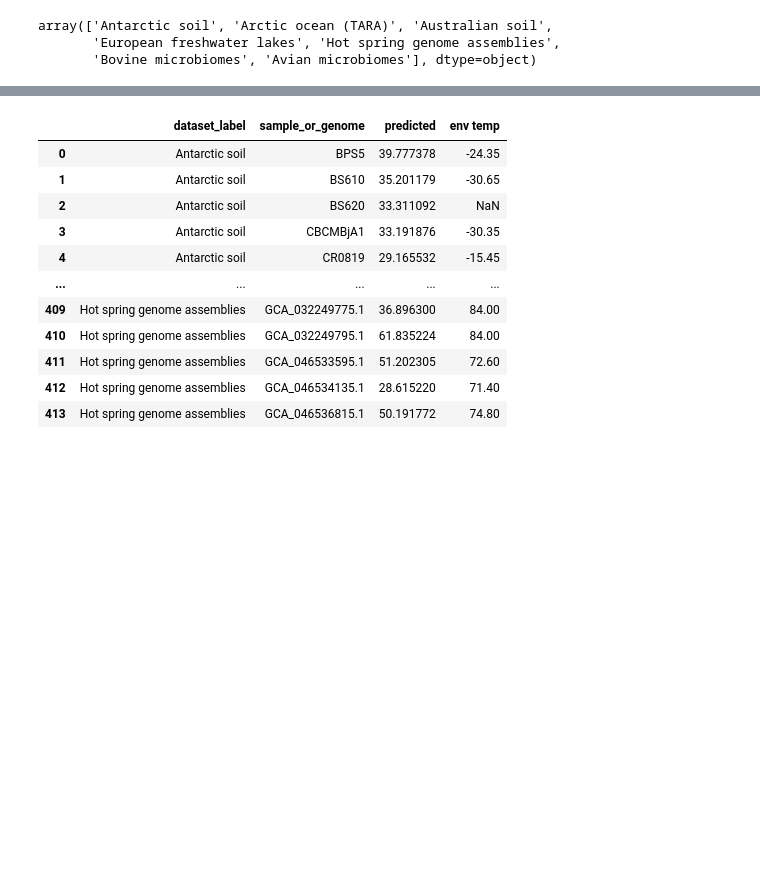
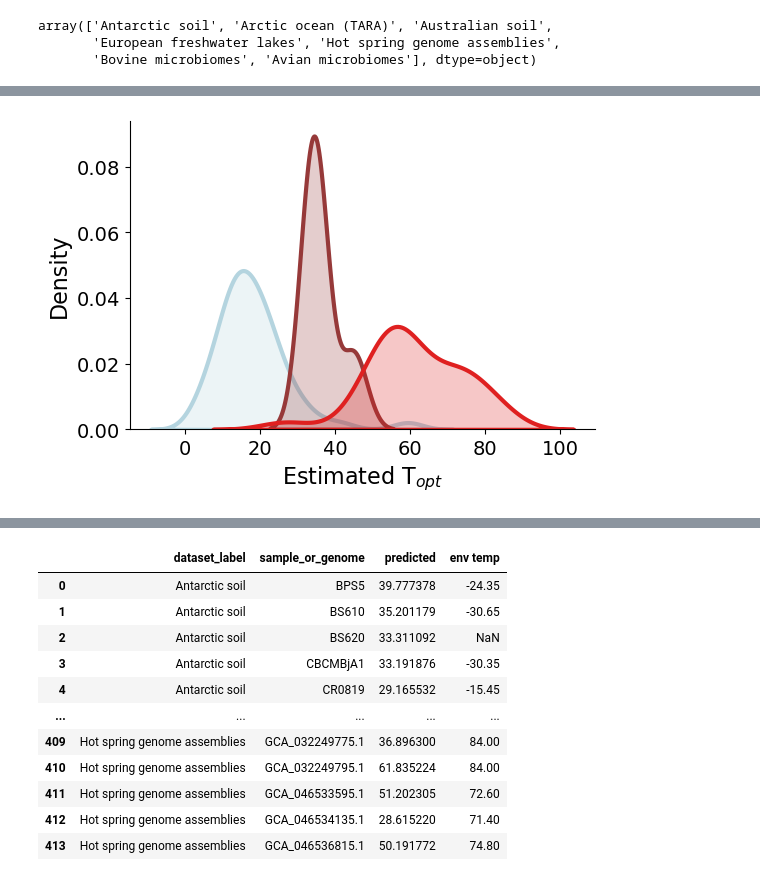
Before and after one commit to realmichaelhoffert/adenylate_kinase_ogt, a Jupyter notebook: notebooks/07_mgnify.ipynb, the cells around one changed output, grey strips where cells are left out. Saved outputs shown, nothing was run; the diff lists cells and outputs as text; code cells hidden in the pictures; blank space fills up the shorter version.

```diff
--- a/notebooks/07_mgnify.ipynb
+++ b/notebooks/07_mgnify.ipynb
@@ -2271,0 +1613,2 @@ plotdf.to_csv('./../data/validation_datasets/Conteville2024/Conteville2024_predi
+# %%
+errs = sample_md[sample_md['MetaG/MetaT'].eq('MetaG') & sample_md['Size_fraction_name'].eq('Prokaryote enriched')]['ENA_Run_ID']
@@ -2299,2 +2086,23 @@ dataset = dataset.reset_index(drop=True)
+# %%
+fig, ax = plt.subplots(figsize=(6,4))
+g = sns.kdeplot(data=dataset[dataset.sample_or_genome.isin(['SRR6323393', 'ERZ7462993', '3300045859'])],
+                x='predicted', hue='dataset_label', #hist=False,
+             ax=ax, common_norm=False,
+                palette = [sns.desaturate(i, 0.75) for i in ['lightblue', 'brown', 'red'][::-1]],
+                hue_order=['Arctic ocean (TARA)', 'Avian microbiomes','Hot spring genome assemblies'][::-1],
+                # kde=True,
+            #stat='density',
+            fill=True, alpha=0.25, linewidth=3)
+ax.set_xlabel('Estimated T$_{opt}$', fontsize=16)
+ax.set_ylabel('Density', fontsize=16)
+plt.tick_params(labelsize=14)
+ax.get_legend().remove()
+# lgd = ax.get_legend()
+# lgd._loc = 6
+# lgd.set_bbox_to_anchor((1, 0.5))
+sns.despine()
+plt.savefig('./../data/figures/20251017_threesample_example.png', dpi=400, bbox_inches='tight')
+# %% [output]
+[figure, added]
 # %%
 fig, ax = plt.subplots(figsize=(6,4))
```
Also changed, not shown: parts of 208 cells of this notebook, 12 other files.
